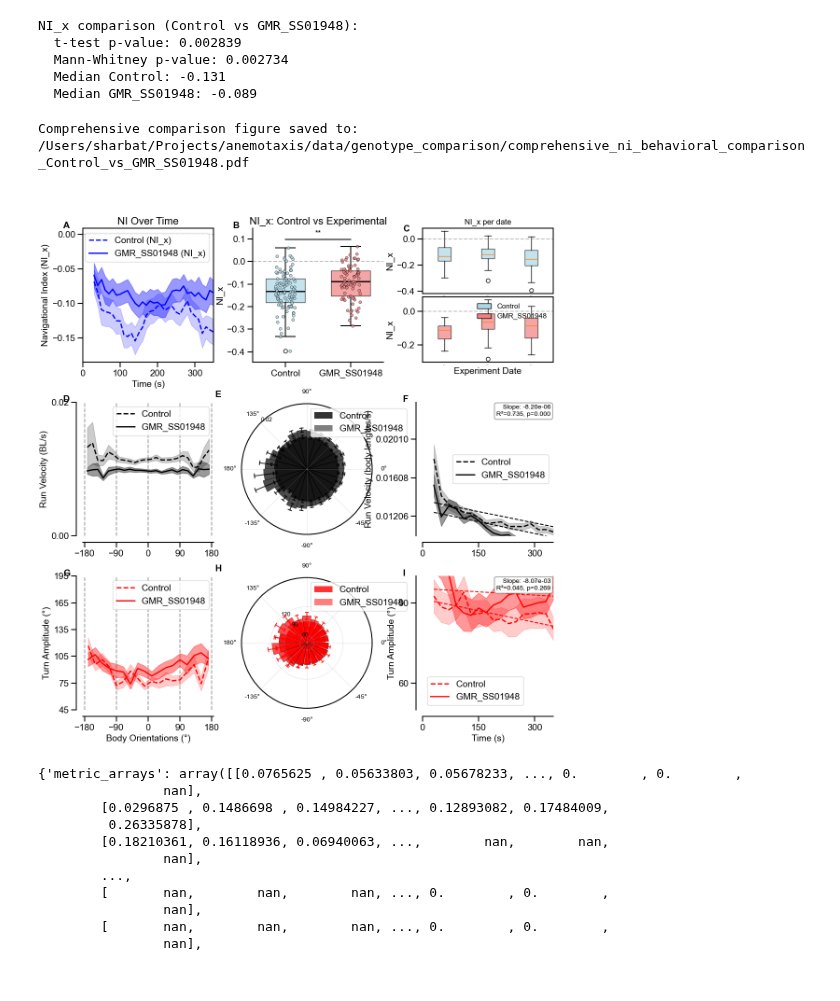
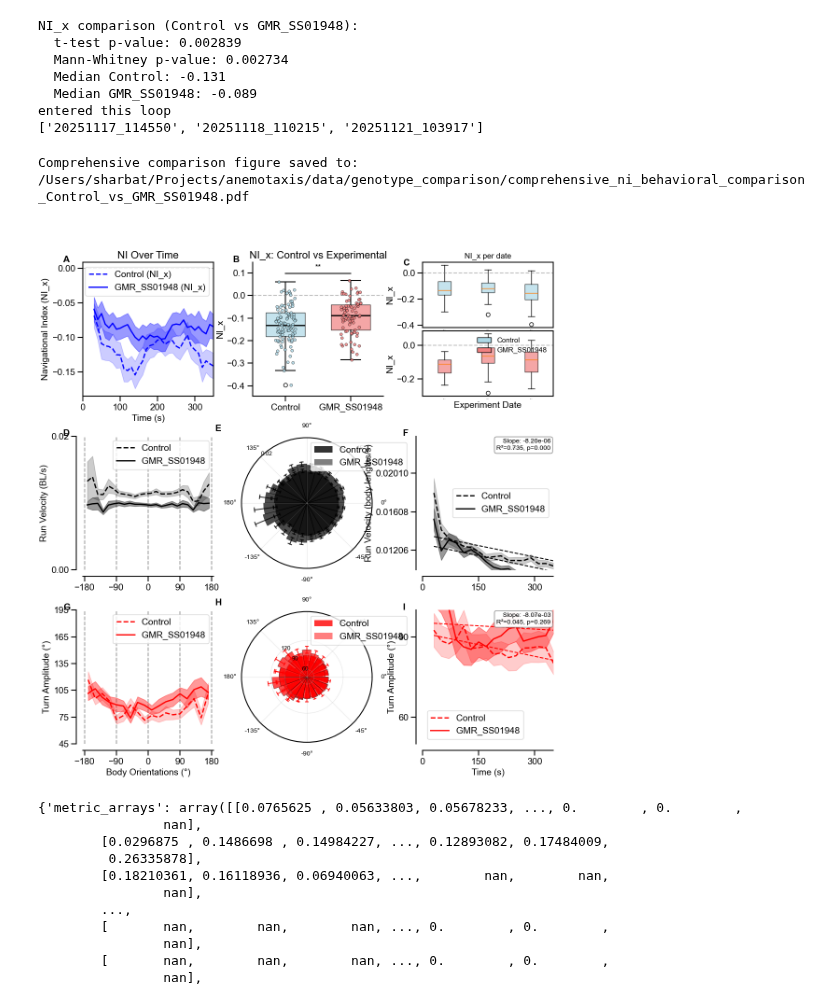
Before and after one commit to JovanicLab/anemotaxis, a Jupyter notebook: scripts/analyze_combined.ipynb, the cells around one changed output. Drawn from its saved outputs; the diff is of its cells as text; code cells hidden in the pictures.

```diff
--- a/scripts/analyze_combined.ipynb
+++ b/scripts/analyze_combined.ipynb
@@ -498,8 +501,10 @@ def create_comprehensive_comparison_figure(genotype_data, output_dir):
     ax2b = fig.add_subplot(gs_c[1])
     # Control NI by date
     if control_data and 'NI_x_by_date' in control_data:
+        print('entered this loop')
         ni_x_by_date = control_data['NI_x_by_date']
         dates = sorted(ni_x_by_date.keys())
+        print(dates)
         box_data = [ni_x_by_date[date] for date in dates]
         bp = ax2a.boxplot(box_data, labels=[d[:8] for d in dates], patch_artist=True)
         for patch in bp['boxes']:
@@ -583,39 +588,40 @@ def create_comprehensive_comparison_figure(genotype_data, output_dir):
                            ax=ax9, show_xlabel=True, color='red',
                            min_amplitude=45)  # Fixed parameter passing
     ax9.text(-0.15, 1.05, 'I', transform=ax9.transAxes, fontsize=14, fontweight='bold', va='top', ha='left')
-    7
     # Create filename with genotype names
     genotype_labels = [data['metadata']['label'] for data in genotype_data.values()]
     genotype_string = '_vs_'.join(genotype_labels)
     filename = f'comprehensive_ni_behavioral_comparison_{genotype_string}.pdf'
 
     # Save figure
     fig.savefig(os.path.join(output_dir, filename),
                 bbox_inches='tight', dpi=300, transparent=True, facecolor='none')
     print(f"Comprehensive comparison figure saved to: {os.path.join(output_dir, filename)}")
 
 
     return fig
 
 # Create the comprehensive comparison figure
 fig_comprehensive = create_comprehensive_comparison_figure(genotype_data, output_dir)
 ax0 = fig_comprehensive.axes[0]
 ax6 = fig_comprehensive.axes[6]
 ax9 = fig_comprehensive.axes[9]
 ax0.set_xlim(0,350)
 ax6.set_xlim(0,350)
 ax9.set_xlim(0,350)
 ax6.set_ylim(0.01,0.024)
 ax9.set_ylim(50,100)
 plt.show()
 # %% [output]
 NI_x comparison (Control vs GMR_SS01948):
   t-test p-value: 0.002839
   Mann-Whitney p-value: 0.002734
   Median Control: -0.131
   Median GMR_SS01948: -0.089
+entered this loop
+['20251117_114550', '20251118_110215', '20251121_103917']
 Comprehensive comparison figure saved to: /Users/sharbat/Projects/anemotaxis/data/genotype_comparison/comprehensive_ni_behavioral_comparison_Control_vs_GMR_SS01948.pdf
-[figure, old version]
+[figure, new version]
 # %%
 genotype_data['control']['turn_prob_time_results']
 # %% [output]
```
Also changed, not shown: parts of 2 cells of this notebook, 1 other file.
